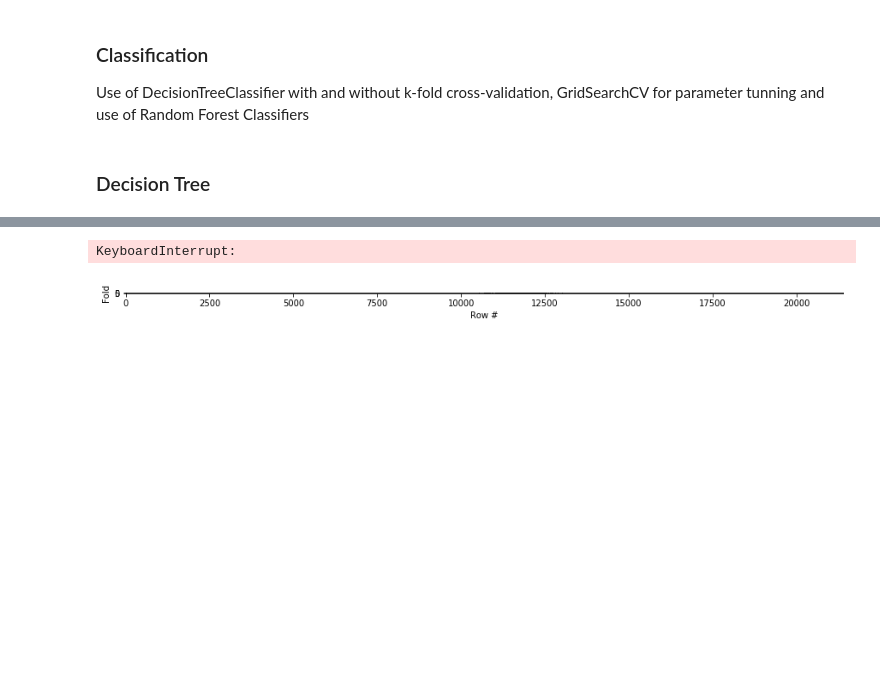
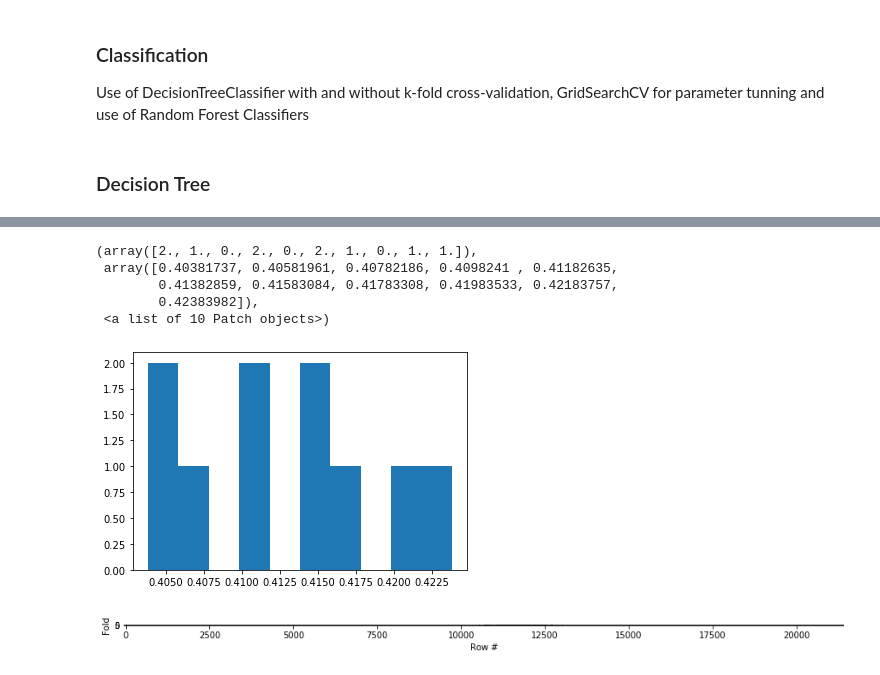
Before and after one commit to Revuj/FEUP-IART-PROJ2, a Jupyter notebook: dataMining.ipynb, the cells around one changed output, grey strips where cells are left out. Saved outputs shown, nothing was run; the diff lists cells and outputs as text; code cells hidden in the pictures; blank space fills up the shorter version.

```diff
--- a/dataMining.ipynb
+++ b/dataMining.ipynb
@@ -71,0 +72,5 @@ features_min = features_min.drop('match', axis=1)
+# %%
+from sklearn.preprocessing import LabelEncoder
+
+label_encoder = LabelEncoder()
+labels = label_encoder.fit_transform(labels)
@@ -105,22 +116,27 @@ decision_tree_classifier.score(testing_inputs, testing_classes)
 # %%
 ## from this we can see that the problem is dependent on the subset we are
 # using => overfitting
 model_accuracies = []
 
-for repetition in range(1000):
+for repetition in range(10):
     (training_inputs,
      testing_inputs,
      training_classes,
      testing_classes) = train_test_split(features, labels, test_size=0.25)
 
     decision_tree_classifier = DecisionTreeClassifier()
     decision_tree_classifier.fit(training_inputs, training_classes)
     classifier_accuracy = decision_tree_classifier.score(testing_inputs, testing_classes)
     model_accuracies.append(classifier_accuracy)
 
 plt.hist(model_accuracies)
 # %% [output]
-KeyboardInterrupt:
+(array([2., 1., 0., 2., 0., 2., 1., 0., 1., 1.]),
+ array([0.40381737, 0.40581961, 0.40782186, 0.4098241 , 0.41182635,
+        0.41382859, 0.41583084, 0.41783308, 0.41983533, 0.42183757,
+        0.42383982]),
+ <a list of 10 Patch objects>)
+[figure, added]
 # %%
 ## cross validation
 def plot_cv(cv, features, labels):
```
Also changed, not shown: parts of 20 cells of this notebook, 2 other files.
